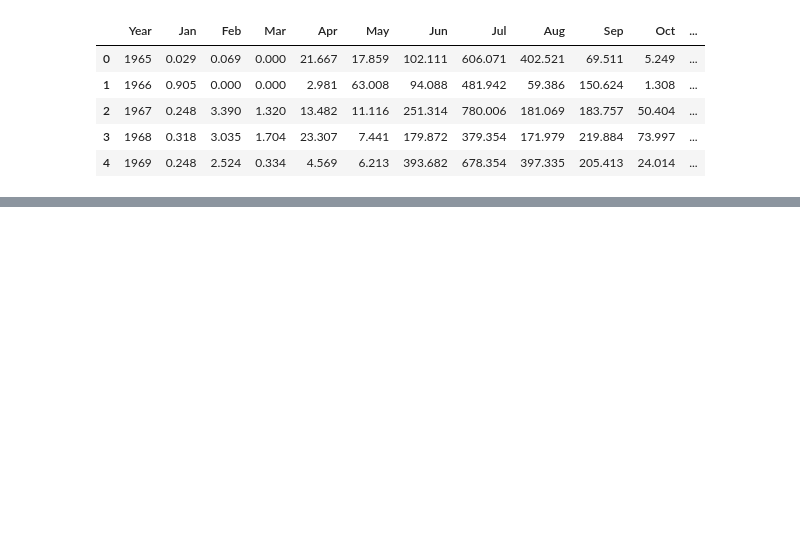
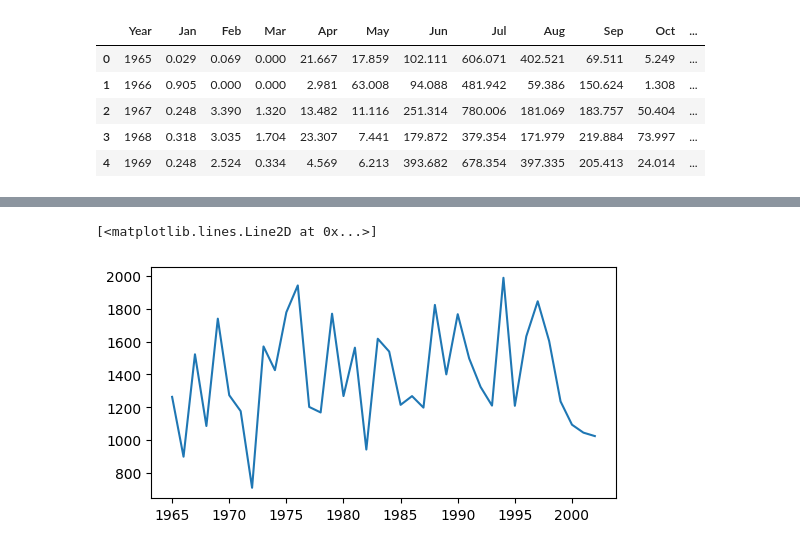
Before and after one commit to MezaMauricio/Portfolio, a Jupyter notebook: C04.ipynb, the cells around one changed output, grey strips where cells are left out. Cells and saved outputs as stored; diff of their text form; code cells hidden in the pictures; blank space fills up the shorter version.

```diff
--- a/C04.ipynb
+++ b/C04.ipynb
@@ -132,0 +193,7 @@ df.reset_index().head()
+# %%
+# Definimos los objetos fig y ax, los cuales contendran la figura (Grafico de Lineas de objeto)
+fig, ax = plt.subplots(figsize=(6,3))
+ax.plot(suma_lluvia.index,suma_lluvia.values)
+# %% [output]
+[<matplotlib.lines.Line2D at 0x...>]
+[figure, added]
```
Also changed, not shown: parts of 23 cells of this notebook, 1 other file.
